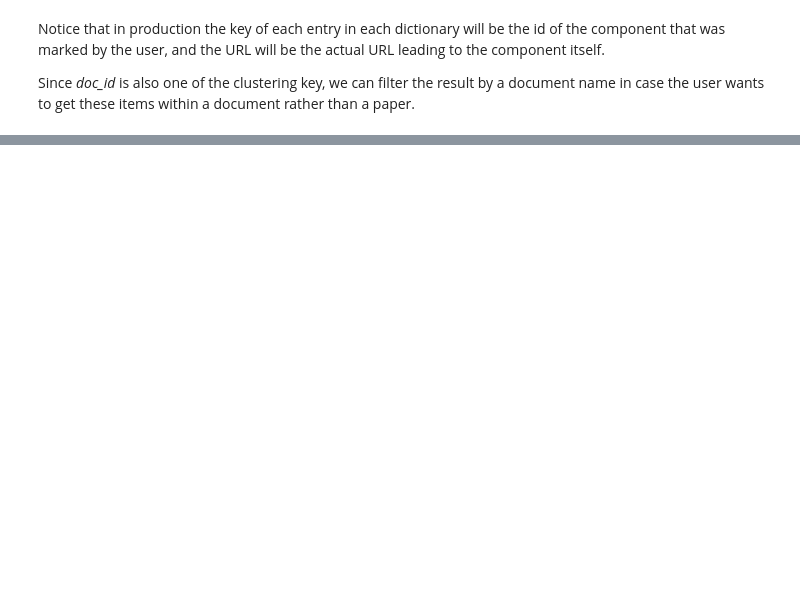
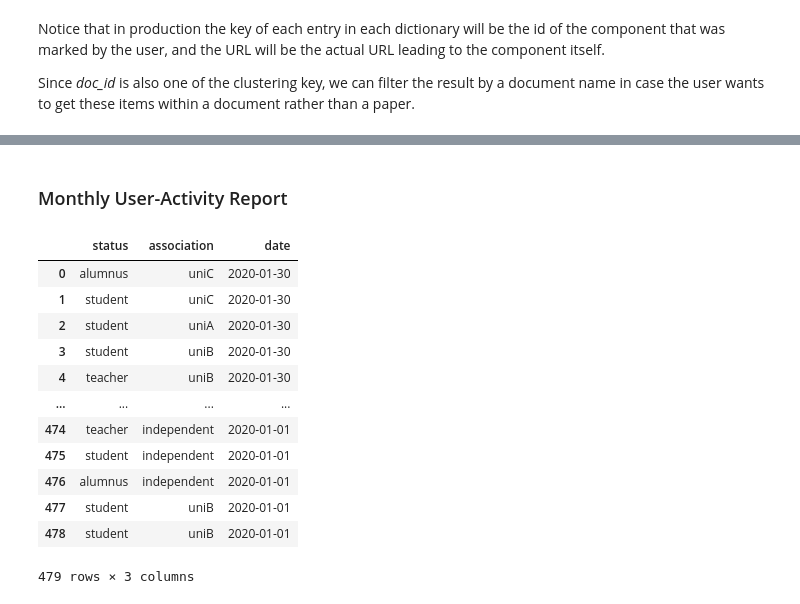
Before and after one commit to thangpham7793/ob3-jupyternotebook, a Jupyter notebook: ob3-visualized.ipynb, the cells around one changed output, grey strips where cells are left out. Drawn from its saved outputs; the diff is of its cells as text; code cells hidden in the pictures; blank space fills up the shorter version.

```diff
--- a/ob3-visualized.ipynb
+++ b/ob3-visualized.ipynb
@@ -334,0 +294,36 @@ marked_component_of_user_2_in_docB1_df
+# %% [markdown]
+### Monthly User-Activity Report
+# %%
+import plotly.graph_objects as go
+import datetime
+import pandas as pd
+import plotly.express as px
+from queries import make_queries_get_df
+from chart_helper import make_login_chart
+
+login_by_january_df = make_queries_get_df('''
+SELECT status, association, todate(login_time) as date
+FROM user_by_activity
+WHERE month = 1
+AND login_time >= '2020-01-01T00:00:00'
+AND login_time < '2020-02-01T00:00:00';
+''')
+
+# convert Cassandra's date to Python's datetime
+login_by_january_df['date'] = login_by_january_df['date'].apply(lambda x: pd.to_datetime(x.date()))
+
+login_by_january_df
+# %% [output]
+|  | status | association | date |
+| 0 | alumnus | uniC | 2020-01-30 |
+| 1 | student | uniC | 2020-01-30 |
+| 2 | student | uniA | 2020-01-30 |
+| 3 | student | uniB | 2020-01-30 |
+| 4 | teacher | uniB | 2020-01-30 |
+| ... | ... | ... | ... |
+| 474 | teacher | independent | 2020-01-01 |
+| 475 | student | independent | 2020-01-01 |
+| 476 | alumnus | independent | 2020-01-01 |
+| 477 | student | uniB | 2020-01-01 |
+| 478 | student | uniB | 2020-01-01 |
+479 rows × 3 columns
```
Also changed, not shown: parts of 13 cells of this notebook, 1 other file.
